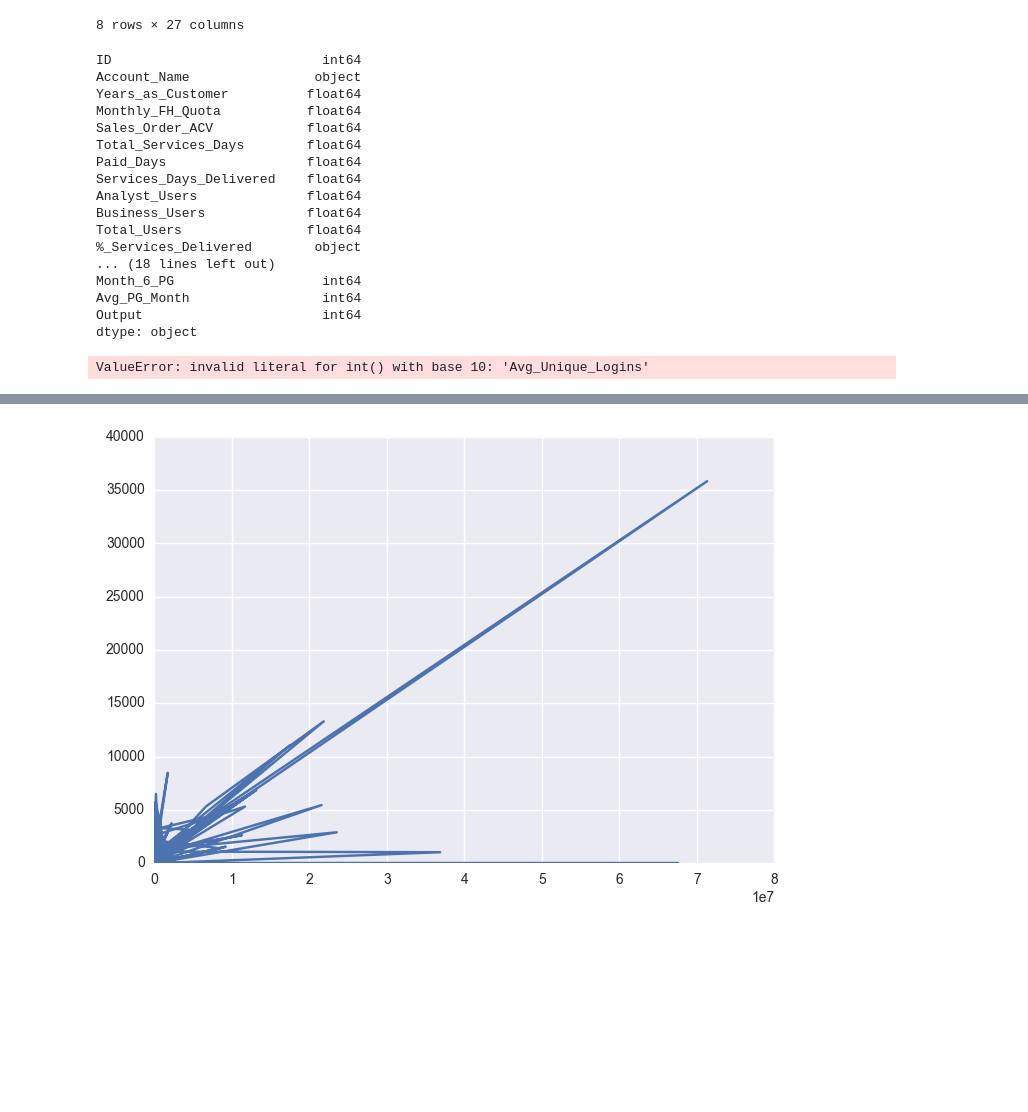
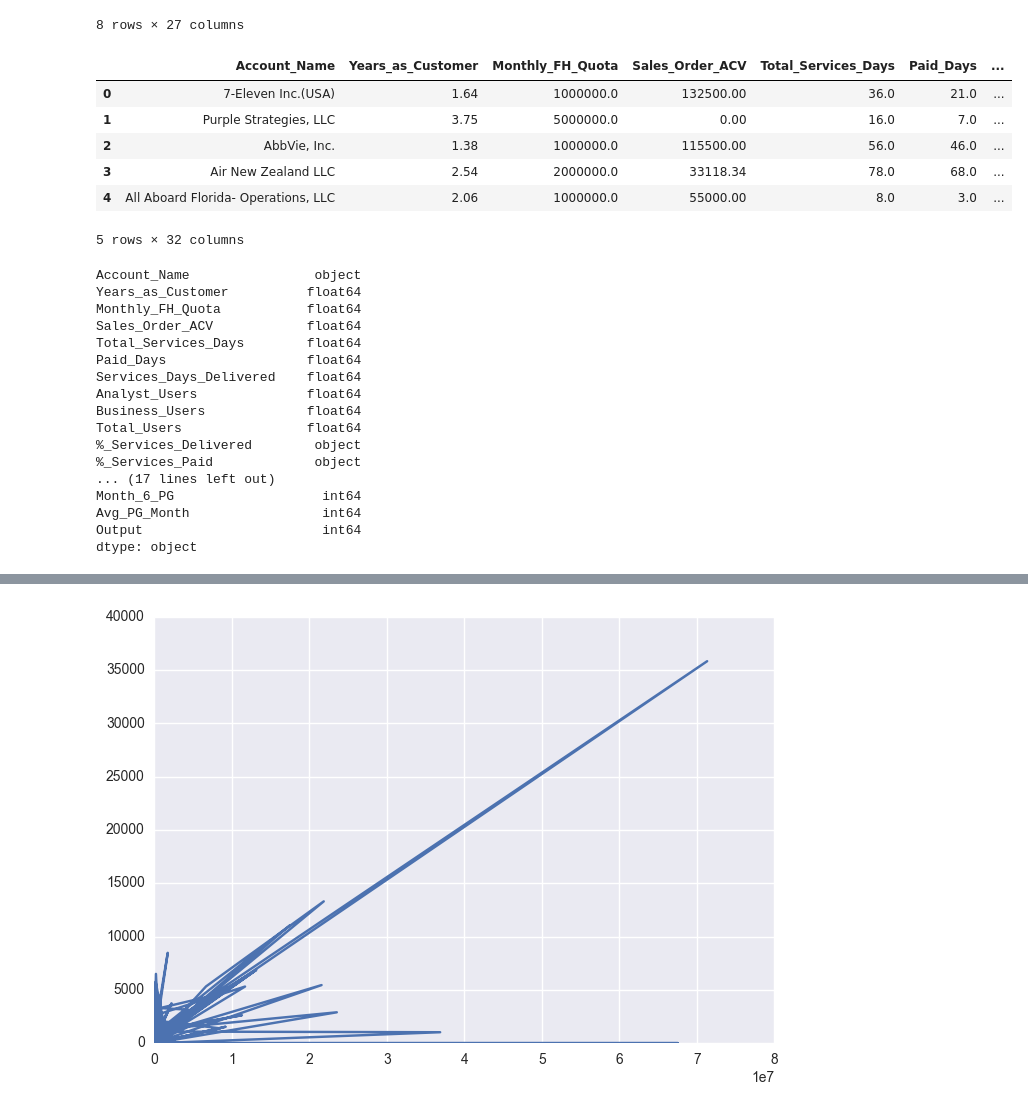
Before and after one commit to esiami/ds-sf-29, a Jupyter notebook: Final Project - Customer_Classifier.ipynb, the cells around one changed output, grey strips where cells are left out. Drawn from its saved outputs; the diff is of its cells as text; code cells hidden in the pictures; blank space fills up the shorter version.

```diff
--- a/Final Project - Customer_Classifier.ipynb
+++ b/Final Project - Customer_Classifier.ipynb
@@ -57,10 +71,21 @@ clean_data.describe()
 | 75% | 2305.000000 | 2.840000 | 1.000000e+06 | 1.193500e+05 | 12.000000 | 1.000000 | ... |
 | max | 2891.000000 | 7.580000 | 8.433333e+07 | 5.642494e+06 | 832.500000 | 723.500000 | ... |
 8 rows × 27 columns
+# %%
+clean_data2 = clean_data.drop('ID', 1)
+
+clean_data2.head()
+# %% [output]
+|  | Account_Name | Years_as_Customer | Monthly_FH_Quota | Sales_Order_ACV | Total_Services_Days | Paid_Days | ... |
+| 0 | 7-Eleven Inc.(USA) | 1.64 | 1000000.0 | 132500.00 | 36.0 | 21.0 | ... |
+| 1 | Purple Strategies, LLC | 3.75 | 5000000.0 | 0.00 | 16.0 | 7.0 | ... |
+| 2 | AbbVie, Inc. | 1.38 | 1000000.0 | 115500.00 | 56.0 | 46.0 | ... |
+| 3 | Air New Zealand LLC | 2.54 | 2000000.0 | 33118.34 | 78.0 | 68.0 | ... |
+| 4 | All Aboard Florida- Operations, LLC | 2.06 | 1000000.0 | 55000.00 | 8.0 | 3.0 | ... |
+5 rows × 32 columns
 # %%
-clean_data.dtypes
+clean_data2.dtypes
 # %% [output]
-ID                           int64
 Account_Name                object
 Years_as_Customer          float64
 Monthly_FH_Quota           float64
@@ -72,15 +97,12 @@ Analyst_Users              float64
 Business_Users             float64
 Total_Users                float64
 %_Services_Delivered        object
-... (18 lines left out)
+%_Services_Paid             object
+... (17 lines left out)
 Month_6_PG                   int64
 Avg_PG_Month                 int64
 Output                       int64
 dtype: object
-# %%
-clean_data_2 = int('Avg_Unique_Logins')
-# %% [output]
-ValueError: invalid literal for int() with base 10: 'Avg_Unique_Logins'
 # %%
 #Distribution of Years as a customer
 
```
Also changed, not shown: parts of 50 cells of this notebook, 1 other file.
